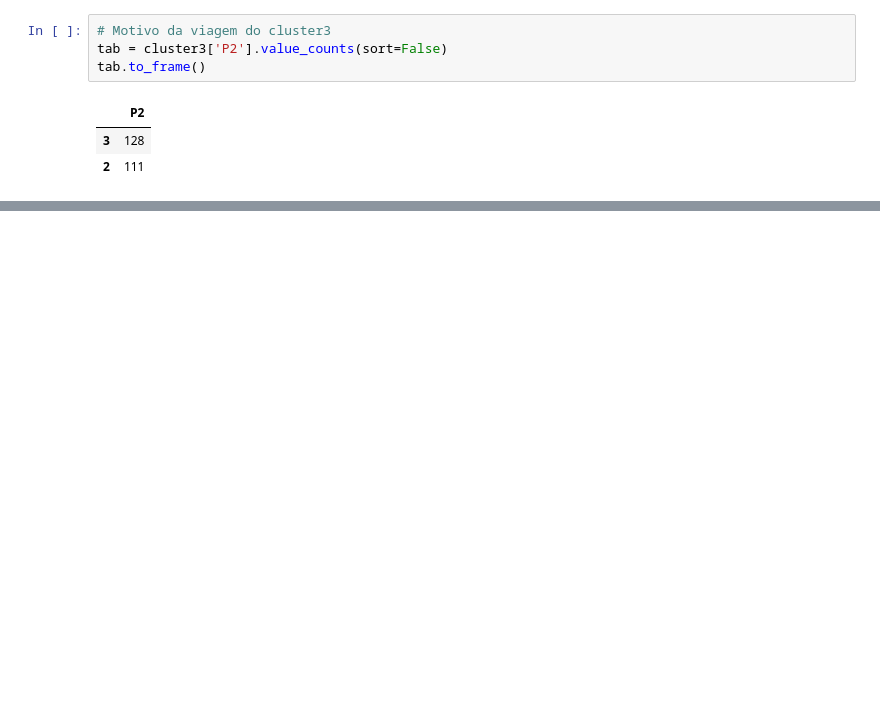
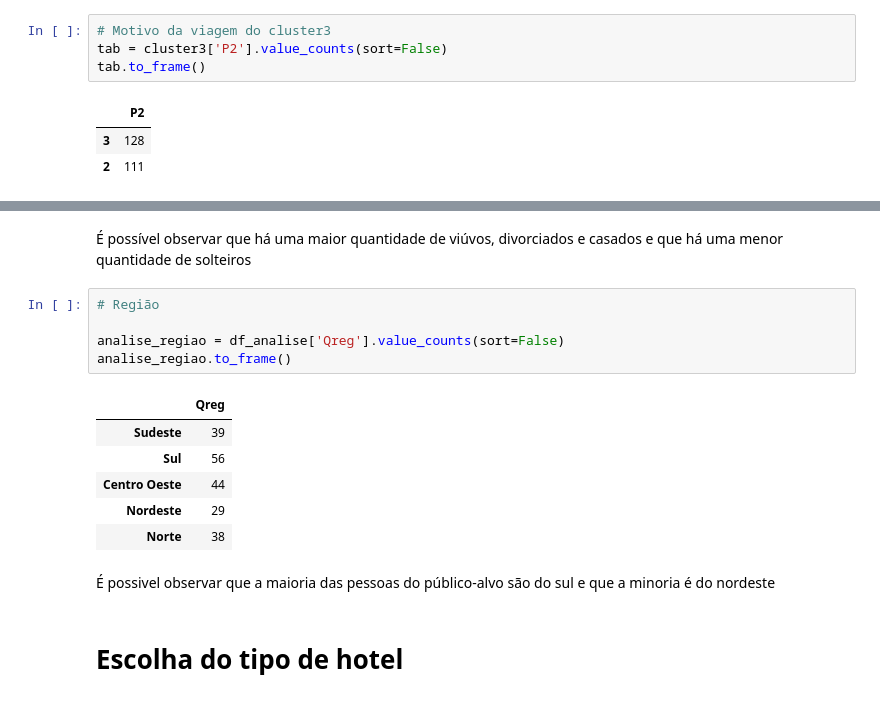
Before and after one commit to pmahfuz/Jr_hotelaria, a Jupyter notebook: Analise_base.ipynb, the cells around one changed output, grey strips where cells are left out. Saved outputs shown, nothing was run; the diff lists cells and outputs as text; blank space fills up the shorter version.

```diff
--- a/Analise_base.ipynb
+++ b/Analise_base.ipynb
@@ -684,0 +821,18 @@ Público-alvo 2: 3.82
+# %% [markdown]
+É possível observar que há uma maior quantidade de viúvos, divorciados e casados e que há uma menor quantidade de solteiros
+# %%
+# Região
+
+analise_regiao = df_analise['Qreg'].value_counts(sort=False)
+analise_regiao.to_frame()
+# %% [output]
+|  | Qreg |
+| Sudeste | 39 |
+| Sul | 56 |
+| Centro Oeste | 44 |
+| Nordeste | 29 |
+| Norte | 38 |
+# %% [markdown]
+É possivel observar que a maioria das pessoas do público-alvo são do sul e que a minoria é do nordeste
+# %% [markdown]
+# Escolha do tipo de hotel
```
Also changed, not shown: parts of 77 cells of this notebook.
